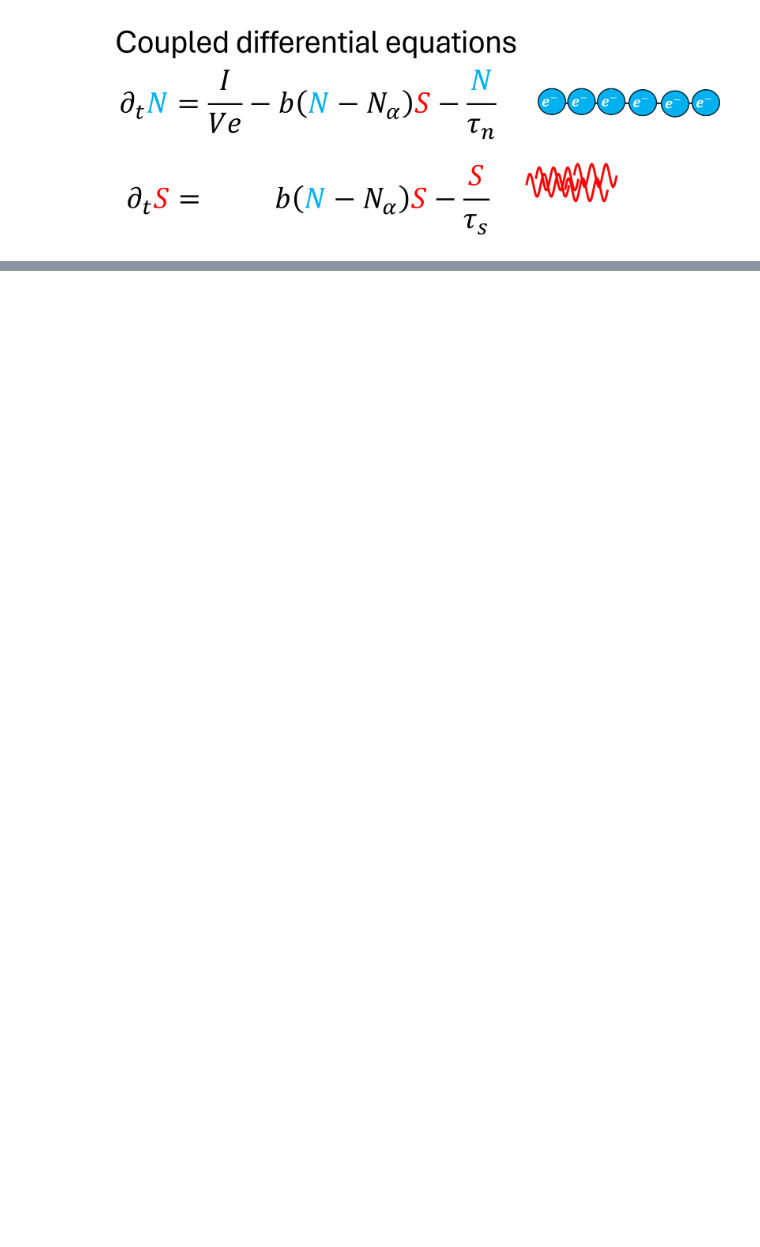
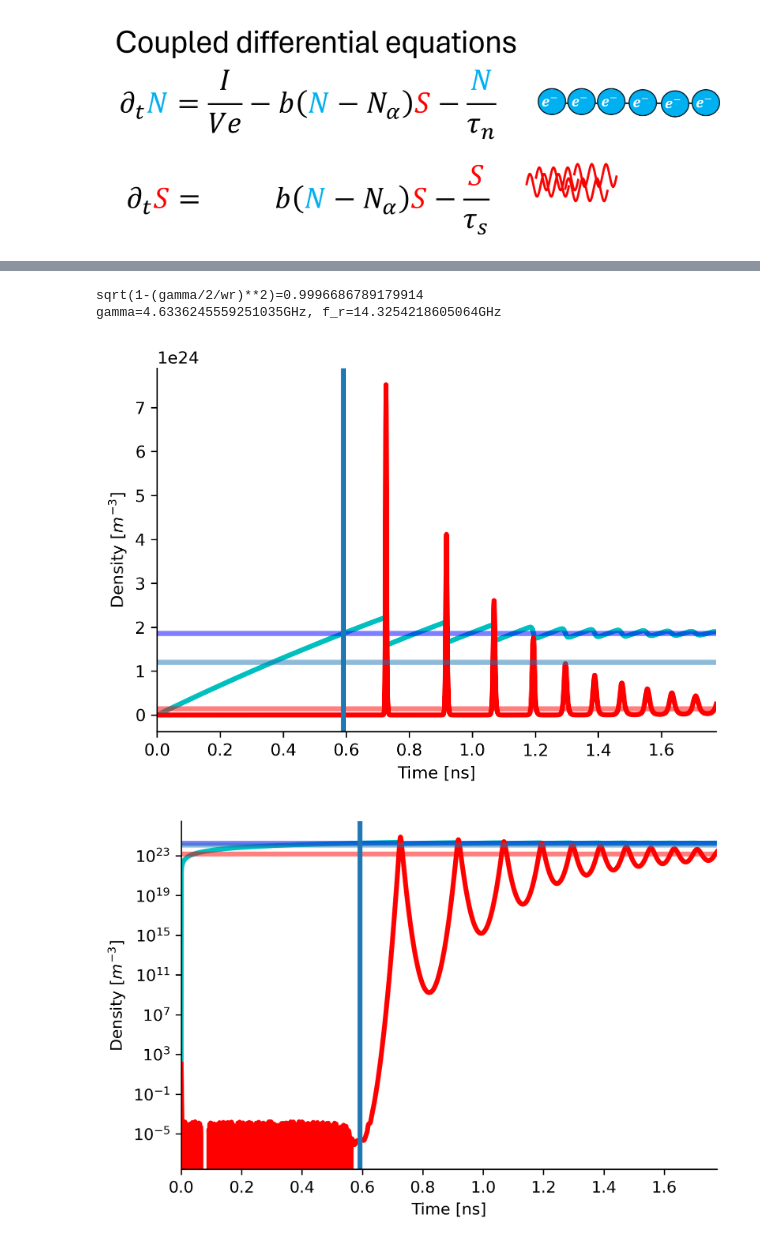
Before and after one commit to OleKrarup123/NLSE-vector-solver, a Jupyter notebook: TutorialVideos/LaserRelaxation-Video/simulation_notebook.ipynb, the cells around one changed output, grey strips where cells are left out. Cells and saved outputs as stored; diff of their text form; code cells hidden in the pictures; blank space fills up the shorter version.

```diff
--- a/TutorialVideos/LaserRelaxation-Video/simulation_notebook.ipynb
+++ b/TutorialVideos/LaserRelaxation-Video/simulation_notebook.ipynb
@@ -250,11 +259,14 @@ print(f"Ia ={Ia/1e-3 :.3f}mA")
 # %%
 def update_S_and_N(t,z,b,I_per_Ve,Na,tau_n,tau_s):
     N,S = z
-    return [I_per_Ve-b*(N-Na)*S-N/tau_n,b*(N-Na)*S-S/tau_s]
+    I_noise=0
+    I_noise=np.random.normal(0,I_per_Ve*8e-3) #Uncomment and pick higher stdev to increase low freq noise in RIN spectrum
+
+    return [I_per_Ve+I_noise-b*(N-Na)*S-N/tau_n,b*(N-Na)*S-S/tau_s]
 
 
 
-b,I,Na,tau_n,tau_s = b,I_th*2, Na,tau_n,tau_s
+b,I,Na,tau_n,tau_s = b,I_th*5, Na,tau_n,tau_s
 td=tau_n*np.log(1/(1-I_th/I))
 S_ss = tau_s*(I-I_th)/cavity_volume/e
 gamma = (b*S_ss+1/tau_n)
@@ -284,33 +296,38 @@ sol = solve_ivp(update_S_and_N,
 t = np.linspace(t_range[0], t_range[1], 2**15)
 dt=t[1]-t[0]
 z = sol.sol(t)
 fig,ax=plt.subplots()
 ax.plot(t/1e-9, z.T[:,0],label='N',color='c')
 ax.axhline(y=N_th,color='b',alpha=0.5,label='$N_{th}$')
 ax.plot(t/1e-9, z.T[:,1]*100,label='S*100',color='r')
 ax.axhline(y=S_ss*100,color='r',alpha=0.5,label='$S_{ss}*100$')
 ax.axvline(x=td/1e-9,label='$t_d$')
 ax.axhline(y=Na,color='C0',alpha=0.5,label="$N_a$")
 ax.set_xlim(0,td/1e-9*3)
 #ax.legend()
 ax.set_xlabel('Time [ns]')
 ax.set_ylabel('Density [$m^{-3}$]')
 plt.show()
 
 fig,ax=plt.subplots()
 ax.plot(t/1e-9, z.T[:,0],label='N',color='c')
 ax.axhline(y=N_th,color='b',alpha=0.5,label='$N_{th}$')
 ax.plot(t/1e-9, z.T[:,1]*100,label='S*100',color='r')
 ax.axhline(y=S_ss*100,color='r',alpha=0.5,label='$S_{ss}$*100')
 ax.set_xlim(0,td/1e-9*3)
 ax.axvline(x=td/1e-9,label='$t_d$')
 ax.axhline(y=Na,color='C0',alpha=0.5,label="$N_a$")
 #ax.set_ylim(1e13,1e19)
 #ax.legend()
 ax.set_yscale('log')
 ax.set_xlabel('Time [ns]')
 ax.set_ylabel('Density [$m^{-3}$]')
 plt.show()
+# %% [output]
+sqrt(1-(gamma/2/wr)**2)=0.9996686789179914
+gamma=4.6336245559251035GHz, f_r=14.3254218605064GHz
+[figure, added]
+[figure, added]
 # %%
 fig,ax=plt.subplots()
 #ax.plot(t/1e-9, z.T[:,0],label='N',color='c')
```
Also changed, not shown: parts of 7 cells of this notebook.
